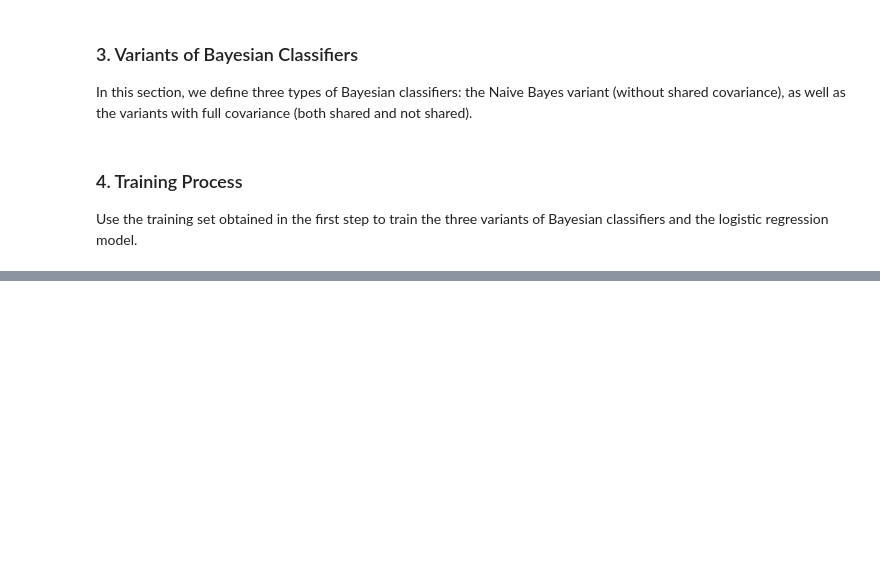
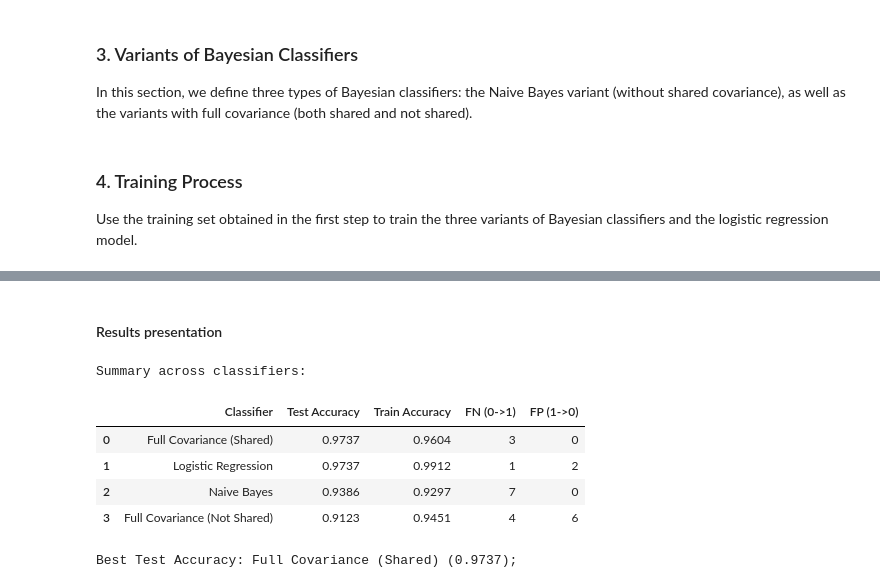
Before and after one commit to MinGGGoD/ML_ASS, a Jupyter notebook: 35224436 Yiming Zhang a1 sec3.ipynb, the cells around one changed output, grey strips where cells are left out. Saved outputs shown, nothing was run; the diff lists cells and outputs as text; code cells hidden in the pictures; blank space fills up the shorter version.

```diff
--- a/35224436 Yiming Zhang a1 sec3.ipynb
+++ b/35224436 Yiming Zhang a1 sec3.ipynb
@@ -137,0 +258,4 @@ logistic_regression.fit(X_train, y_train)
+# %%
+# 1) Evaluate Naive Bayes
+result1 = evaluate_classifier(naive_bayes, "Naive Bayes",  )
+results.append(result1)
@@ -137,0 +274,4 @@ logistic_regression.fit(X_train, y_train)
+# %%
+# 2) Evaluate Full Covariance (Shared)
+result2 = evaluate_classifier(full_cov_shared, "Full Covariance (Shared)",  )
+results.append(result2)
@@ -137,0 +290,4 @@ logistic_regression.fit(X_train, y_train)
+# %%
+# 3) Evaluate Full Covariance (Not Shared)
+result3 = evaluate_classifier(full_cov_not_shared, "Full Covariance (Not Shared)",  )
+results.append(result3)
@@ -137,0 +306,4 @@ logistic_regression.fit(X_train, y_train)
+# %%
+# 4) Evaluate Logistic Regression
+result4 = evaluate_classifier(logistic_regression, "Logistic Regression",  )
+results.append(result4)
@@ -137,0 +322,12 @@ logistic_regression.fit(X_train, y_train)
+# %% [markdown]
+#### Results presentation
+# %%
+compare_all_results(results)
+# %% [output]
+Summary across classifiers:
+|  | Classifier | Test Accuracy | Train Accuracy | FN (0->1) | FP (1->0) |
+| 0 | Full Covariance (Shared) | 0.9737 | 0.9604 | 3 | 0 |
+| 1 | Logistic Regression | 0.9737 | 0.9912 | 1 | 2 |
+| 2 | Naive Bayes | 0.9386 | 0.9297 | 7 | 0 |
+| 3 | Full Covariance (Not Shared) | 0.9123 | 0.9451 | 4 | 6 |
+Best Test Accuracy: Full Covariance (Shared) (0.9737);
```
Also changed, not shown: parts of 28 cells of this notebook.
